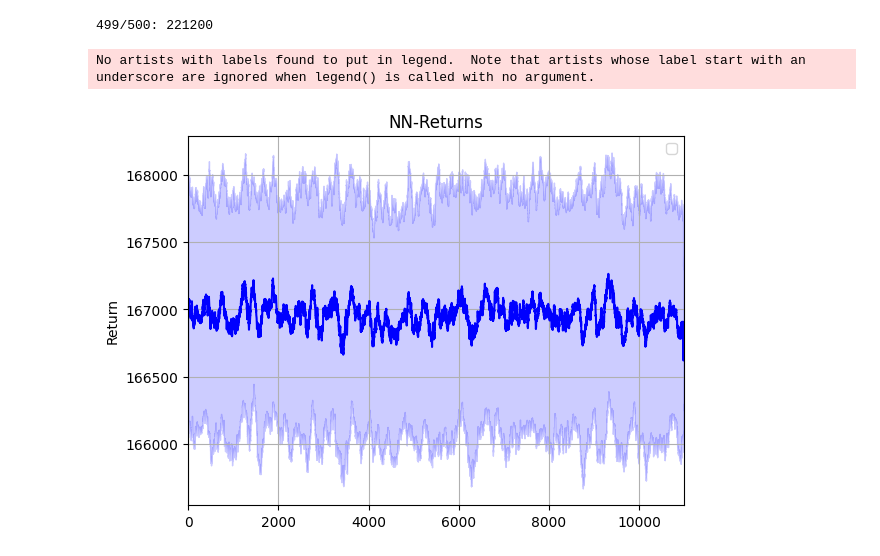
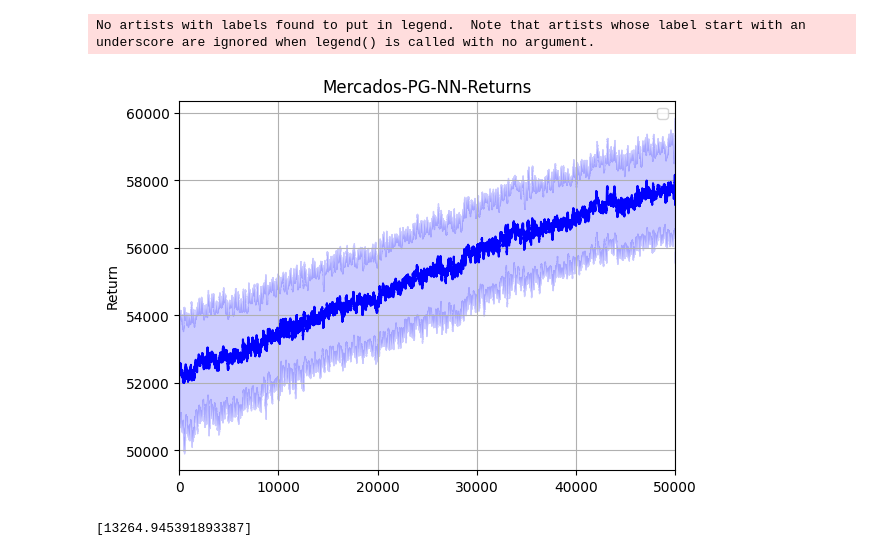
Before and after one commit to Oseluss/RMS, a Jupyter notebook: ARM-RED-PG-NN.ipynb, the cells around one changed output. Cells and saved outputs as stored; diff of their text form; code cells hidden in the pictures.

```diff
--- a/ARM-RED-PG-NN.ipynb
+++ b/ARM-RED-PG-NN.ipynb
@@ -34,7 +34,7 @@ dims_action = [M, F]
 # %%
 actor = models.PolicyNetwork(
     num_inputs=len(dims_state),
-    num_hiddens=[64, 64],
+    num_hiddens=[128, 128],
     num_outputs=[M,F],
     model="Softmax"
 ).double().to(device)
@@ -47,9 +47,9 @@ critc = models.ValueNetwork(
 
 Trainer = train.Trainer("sgd", "sgd")
 
-re_agent = reinforce.ReinforceSoftmaxNN(actor, critc, gamma=.99, tau=.99, lr_actor= 1e-4,device=device)
+re_agent = reinforce.ReinforceSoftmaxNN(actor, critc, gamma=.99, tau=.99, lr_actor= 1e-5,device=device)
 trpo_agent = trpo.TRPOSoftmaxNN(actor, critc, gamma=.999, tau=.999, delta=.01, cg_dampening=0.3, cg_tolerance=1e-10, cg_iteration=15,device=device)
-ppo_agent = ppo.PPOSoftmaxNN(actor, critc,gamma=.999, tau=.999, lr_actor=1e-2, epochs=50, eps_clip=0.01,device=device)
+ppo_agent = ppo.PPOSoftmaxNN(actor, critc,gamma=.999, tau=.999, lr_actor=1e-3, epochs=50, eps_clip=0.005,device=device)
 # %%
 R_exp = []
 time_exp = []
@@ -57,9 +57,9 @@ qfun_exp = []
 pg_model = []
 
 PG_MODEL = "PPO"
-epochs=20000
+epochs=50000
 max_steps=2000
-update_freq=10000
+update_freq=4000
 initial_offset=0
 
 if PG_MODEL == "Reinforce":
@@ -90,5 +89,3 @@ KeyboardInterrupt:
-# %%
-qfun_exp.append(agent)
 # %%
 import os
 # Asegurarse de que el directorio exista, si no existe, créalo
@@ -109,35 +104,18 @@ NameError: name 'R_exp' is not defined
-# %%
-num_sim = 500
-max_steps = 2000
-
-Rsim = []
-r_t= []
-s_t = []
-a_t = []
-
-for episode in range(num_sim):
-    s, _ = env.set_initial(s = [0]*env.I)
-    R = 0
-    for step in range(max_steps):
-
-        a = 2**env.J -1
-
-        s_prime, r, done, _, _ = env.step(a)
-
-        r_t.append(r)
-        s_t.append(s)
-        a_t.append(a)
-
-        R += r
-
-        if done:
-            break
-
-        s = s_prime
-    Rsim.append(R)
-    print(f'{episode}/{num_sim}: {R} \r', end='')
-# %% [output]
-499/500: 221200
+# %%
+import os
+# Asegurarse de que el directorio exista, si no existe, créalo
+directory = "results/" + name_exp
+if not os.path.exists(directory):
+    os.makedirs(directory)
+
+exp = {}
+exp["R_exp"] = R_exp
+exp["Time_exp"] = time_exp
+exp["qfun_exp"] = qfun_exp
+exp["PG_model"] = pg_model
+
+with open("results/"+ name_exp +"/" + Demand_Model + "_" + Qfun_model +"_" + Red_name +".pickle", 'wb') as f:
+    pickle.dump(exp, f)
 # %%
 with open("results/"+ name_exp +"/" + Demand_Model + "_" + Qfun_model +"_" + Red_name +".pickle", 'rb') as f:
     exp = pickle.load(f)
@@ -148,24 +126,28 @@ qfun_exp = exp["qfun_exp"]
 # %%
 from algorithms.utils import generate_random_colors
 
 colors = generate_random_colors(1)
-totals = R_exp[0][9000:]
-Rs = np.array(totals).ravel()
+
+Rs = np.array(R_exp[0]).ravel()
 
 mean = np.array([np.mean(Rs[i:i+100]) for i in range(len(Rs) - 10)])
 std = np.array([np.std(Rs[i:i+100]) for i in range(len(Rs) - 10)])
 time = np.arange(mean.size)
 plt.plot(mean,color='b')
 #plt.plot(Rsim, color = 'r')
 plt.fill_between(time, mean - std, mean + std, color='b', alpha=0.2)
 
 plt.xlim(0, len(Rs))
 plt.grid()
 plt.ylabel("Return")
 plt.legend()
-plt.title("NN-Returns")
+plt.title("Mercados-PG-NN-Returns")
 
 plt.savefig("results/"+ name_exp + "/Returns_" + Demand_Model + "_" + Qfun_model +"_" + Red_name +".png")
 # %% [output]
 No artists with labels found to put in legend.  Note that artists whose label start with an underscore are ignored when legend() is called with no argument.
-[figure, old version]
+[figure, new version]
+# %%
+print(time_exp)
+# %% [output]
+[13264.945391893387]
```
Also changed, not shown: parts of 8 cells of this notebook, 7 other files.
